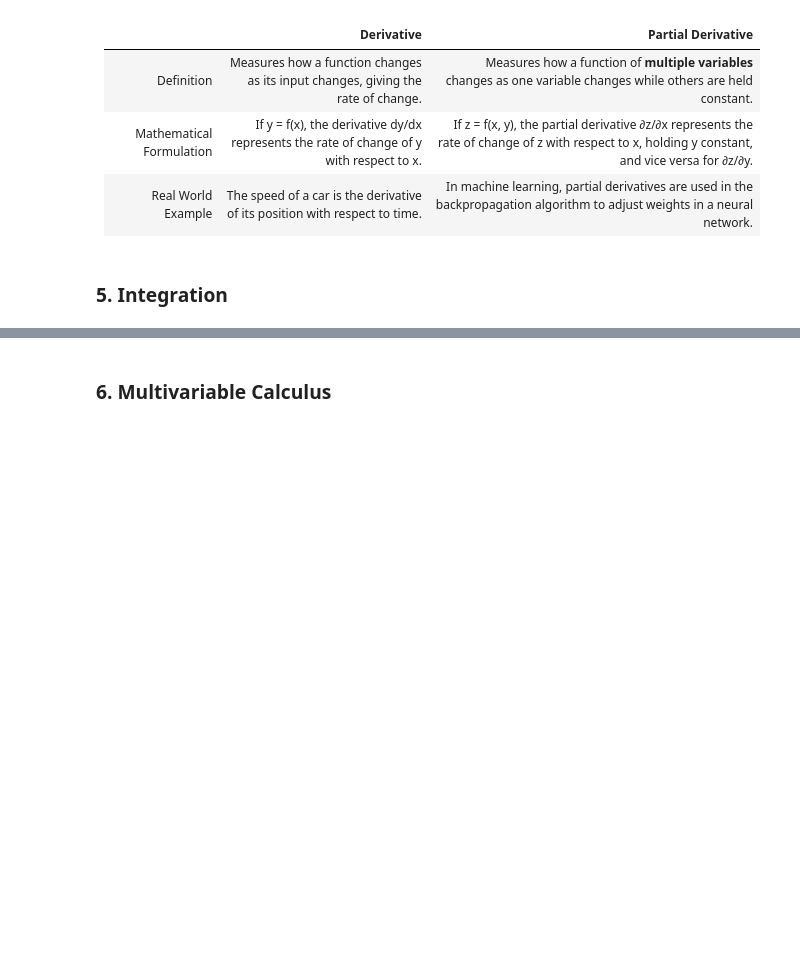
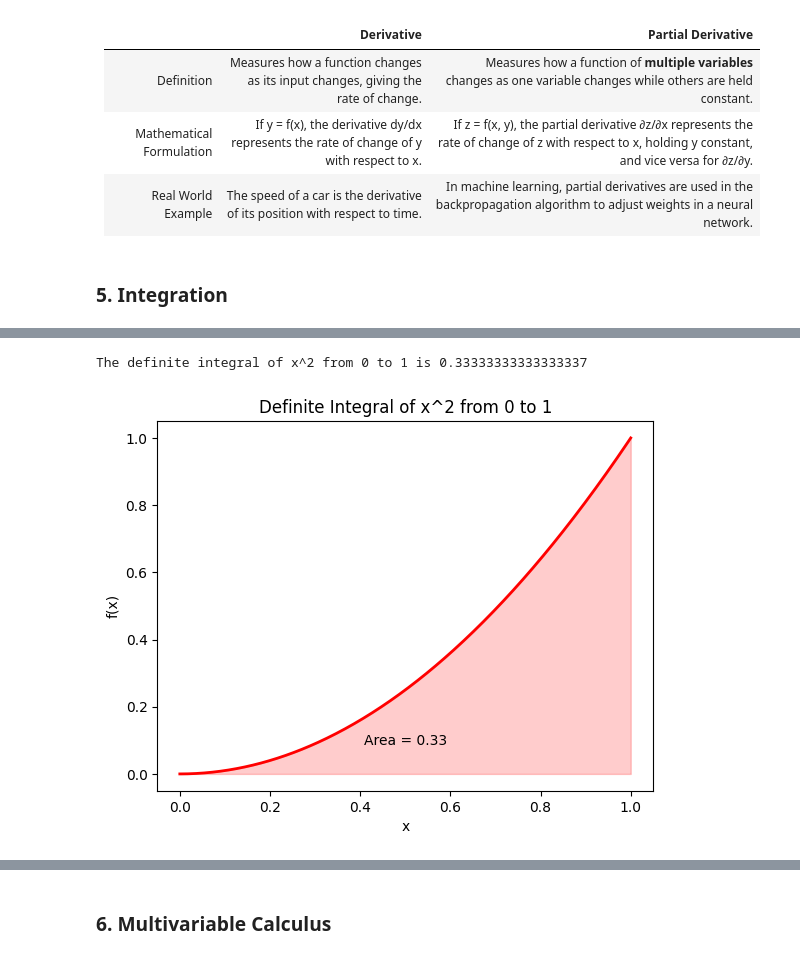
Before and after one commit to natapone/learning_ai_by_coding, a Jupyter notebook: 1-2_calculus.ipynb, the cells around one changed output, grey strips where cells are left out. Saved outputs shown, nothing was run; the diff lists cells and outputs as text; code cells hidden in the pictures; blank space fills up the shorter version.

```diff
--- a/1-2_calculus.ipynb
+++ b/1-2_calculus.ipynb
@@ -850,0 +896,32 @@ Similarly,
+# %%
+import numpy as np
+import matplotlib.pyplot as plt
+from scipy.integrate import quad
+
+# Define the function
+def f(x):
+    return x**2
+
+# Calculate the definite integral from a=0 to b=1
+res, error = quad(f, 0, 1)
+
+print(f"The definite integral of x^2 from 0 to 1 is {res}")
+
+# Generate x values
+x = np.linspace(0, 1, 500)
+
+# Generate y values
+y = f(x)
+
+# Plot the function
+plt.plot(x, y, 'r', linewidth=2)
+plt.fill_between(x, y, color='red', alpha=0.2)
+plt.text(0.5, 0.1, f'Area = {res:.2f}', verticalalignment='center', horizontalalignment='center')
+plt.title('Definite Integral of x^2 from 0 to 1')
+plt.xlabel('x')
+plt.ylabel('f(x)')
+
+plt.show()
+# %% [output]
+The definite integral of x^2 from 0 to 1 is 0.33333333333333337
+[figure, added]
```
Also changed, not shown: parts of 20 cells of this notebook.
